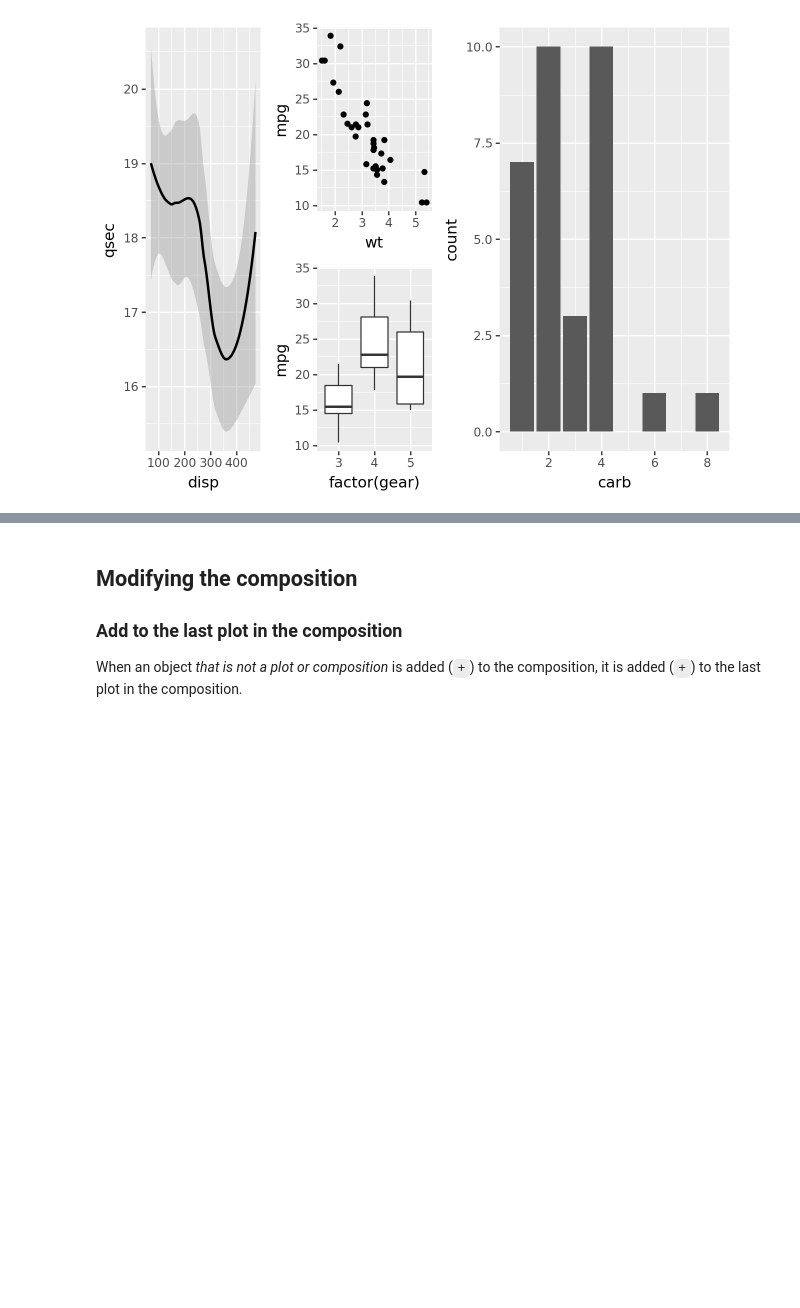
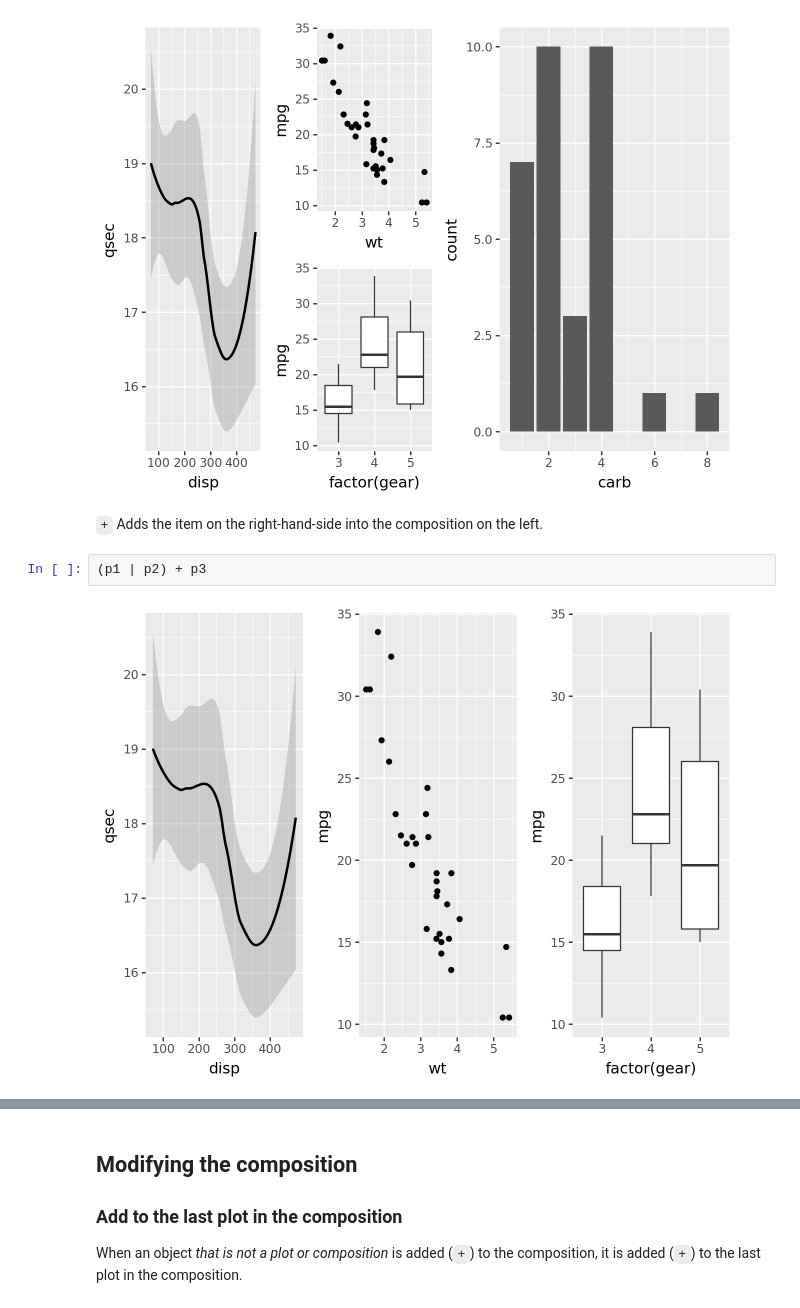
Before and after one commit to has2k1/plotnine-examples, a Jupyter notebook: plotnine_examples/examples/Compose.ipynb, the cells around one changed output, grey strips where cells are left out. Saved outputs shown, nothing was run; the diff lists cells and outputs as text; blank space fills up the shorter version.

```diff
--- a/plotnine_examples/examples/Compose.ipynb
+++ b/plotnine_examples/examples/Compose.ipynb
@@ -66,3 +68,9 @@ nesting level.
 (p1 | (p2 / p3)) - p4
 # %% [output]
 [figure]
+# %% [markdown]
+`+` Adds the item on the right-hand-side into the composition on the left.
+# %%
+(p1 | p2) + p3
+# %% [output]
+[figure, new version]
```
Also changed, not shown: parts of 12 cells of this notebook, 3 other files.
